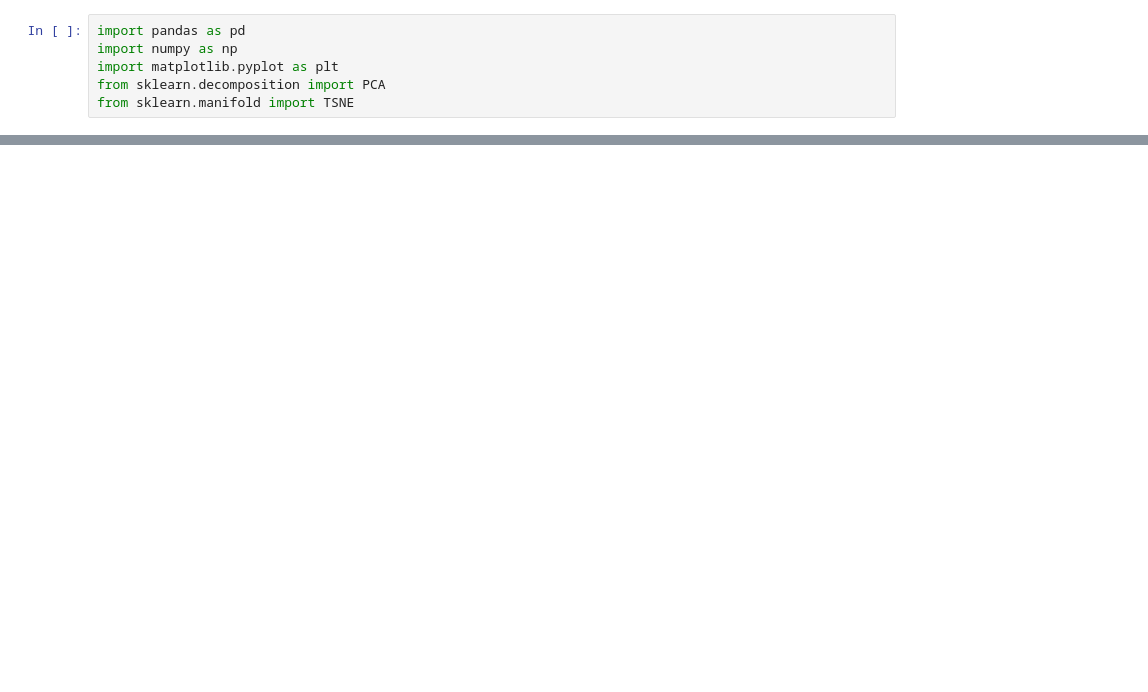
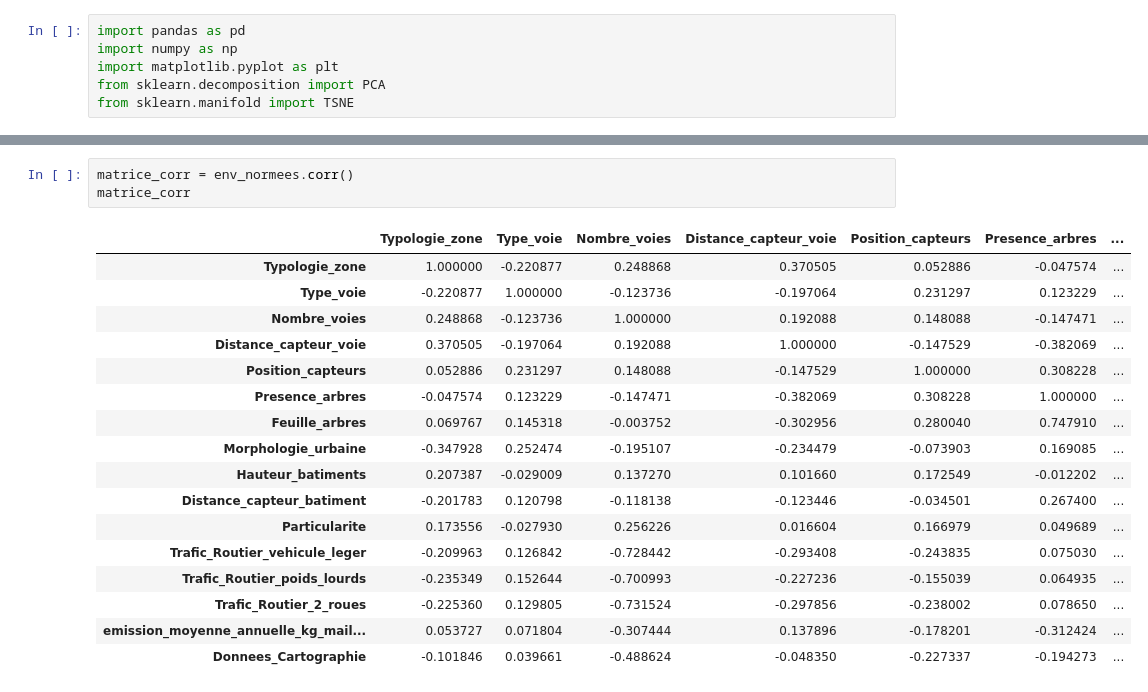
Before and after one commit to TLeandre/Categorisation-de-capteurs-de-pollution, a Jupyter notebook: scripts/Louison.ipynb, the cells around one changed output, grey strips where cells are left out. Cells and saved outputs as stored; diff of their text form; blank space fills up the shorter version.

```diff
--- a/scripts/Louison.ipynb
+++ b/scripts/Louison.ipynb
@@ -36,0 +93,21 @@ KeyError: 'Capteurs'
+# %%
+matrice_corr = env_normees.corr()
+matrice_corr
+# %% [output]
+|  | Typologie_zone | Type_voie | Nombre_voies | Distance_capteur_voie | Position_capteurs | Presence_arbres | ... |
+| Typologie_zone | 1.000000 | -0.220877 | 0.248868 | 0.370505 | 0.052886 | -0.047574 | ... |
+| Type_voie | -0.220877 | 1.000000 | -0.123736 | -0.197064 | 0.231297 | 0.123229 | ... |
+| Nombre_voies | 0.248868 | -0.123736 | 1.000000 | 0.192088 | 0.148088 | -0.147471 | ... |
+| Distance_capteur_voie | 0.370505 | -0.197064 | 0.192088 | 1.000000 | -0.147529 | -0.382069 | ... |
+| Position_capteurs | 0.052886 | 0.231297 | 0.148088 | -0.147529 | 1.000000 | 0.308228 | ... |
+| Presence_arbres | -0.047574 | 0.123229 | -0.147471 | -0.382069 | 0.308228 | 1.000000 | ... |
+| Feuille_arbres | 0.069767 | 0.145318 | -0.003752 | -0.302956 | 0.280040 | 0.747910 | ... |
+| Morphologie_urbaine | -0.347928 | 0.252474 | -0.195107 | -0.234479 | -0.073903 | 0.169085 | ... |
+| Hauteur_batiments | 0.207387 | -0.029009 | 0.137270 | 0.101660 | 0.172549 | -0.012202 | ... |
+| Distance_capteur_batiment | -0.201783 | 0.120798 | -0.118138 | -0.123446 | -0.034501 | 0.267400 | ... |
+| Particularite | 0.173556 | -0.027930 | 0.256226 | 0.016604 | 0.166979 | 0.049689 | ... |
+| Trafic_Routier_vehicule_leger | -0.209963 | 0.126842 | -0.728442 | -0.293408 | -0.243835 | 0.075030 | ... |
+| Trafic_Routier_poids_lourds | -0.235349 | 0.152644 | -0.700993 | -0.227236 | -0.155039 | 0.064935 | ... |
+| Trafic_Routier_2_roues | -0.225360 | 0.129805 | -0.731524 | -0.297856 | -0.238002 | 0.078650 | ... |
+| emission_moyenne_annuelle_kg_mail... | 0.053727 | 0.071804 | -0.307444 | 0.137896 | -0.178201 | -0.312424 | ... |
+| Donnees_Cartographie | -0.101846 | 0.039661 | -0.488624 | -0.048350 | -0.227337 | -0.194273 | ... |
```
Also changed, not shown: parts of 7 cells of this notebook.
